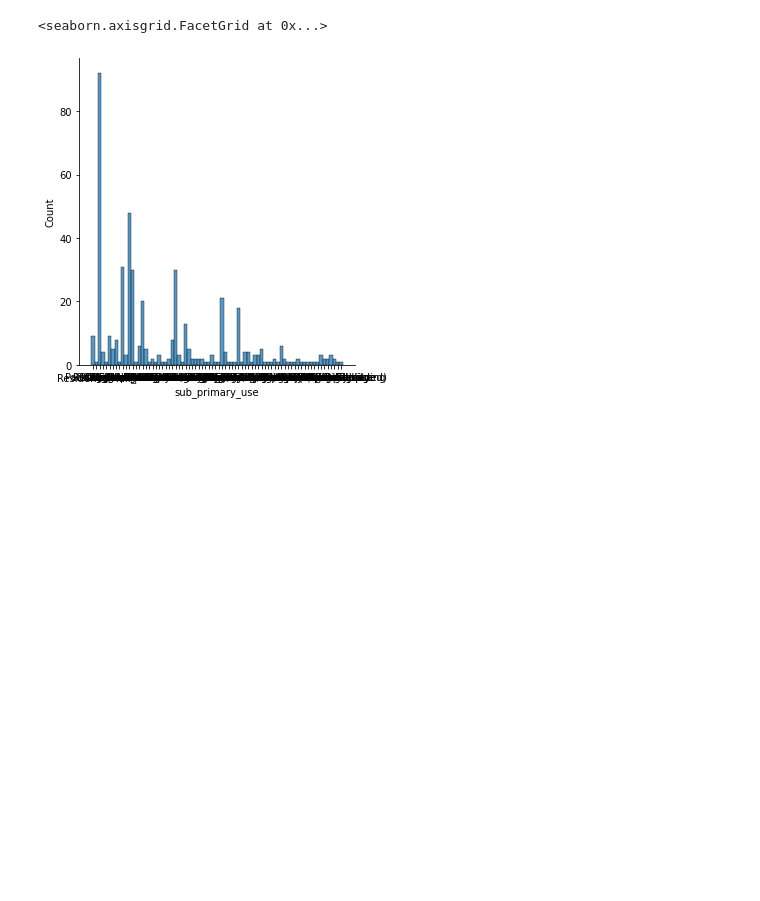
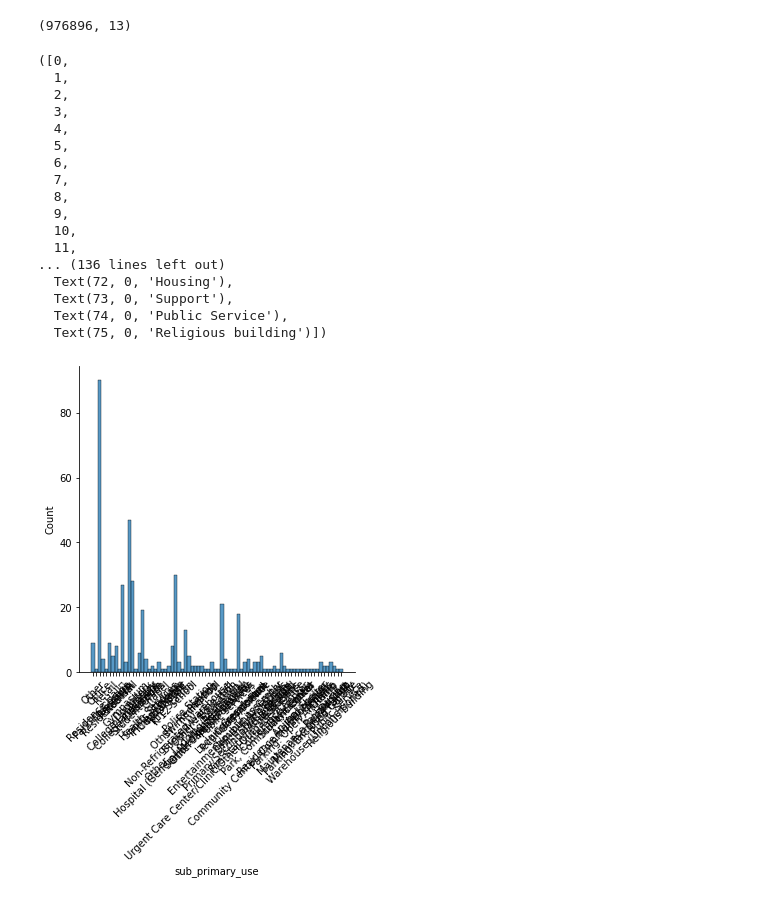
Before and after one commit to juliettejahan/CapgeminiChallenge, a Jupyter notebook: Observation by subprimary use.ipynb, the cells around one changed output. Drawn from its saved outputs; the diff is of its cells as text; code cells hidden in the pictures; blank space fills up the shorter version.

Commit message:
ajout visualisation par primaryuse par secteur
voili voilou

```diff
--- a/Observation by subprimary use.ipynb
+++ b/Observation by subprimary use.ipynb
@@ -11,7 +11,9 @@ FILES_FOLDER = {
         "data_for_data_challenge/building_data.feather",
         "data_for_data_challenge/meter_data.feather",
         "data_for_data_challenge/weather_data.feather",  # The dataset test will be released one hour before the end of the Data Challenge
-    ]
+    ],
+        "clean_data":["clean_data/merged_timestamp.feather"]
+
 }
 
 
@@ -26,5 +28,7 @@ def load_data(folder, data_dir, dict_files=FILES_FOLDER):
 
 
 building, meters, weather = load_data("data_for_data_challenge", "")
+
+merged_dataset=load_data("clean_data","")[0]
 # %% [output]
 :: Start loading data
@@ -30,0 +45,5 @@ building, meters, weather = load_data("data_for_data_challenge", "")
+# %%
+list = ["building_id"]
+merged_building_meters = meters.merge(building,
+                   on = list,
+                   how = 'outer')
@@ -31,5 +59,29 @@ building, meters, weather = load_data("data_for_data_challenge", "")
+# %%
+merged_building_meters.shape
+# %% [output]
+(976896, 13)
+# %%
+merged_electricity=merged_building_meters[merged_building_meters['meter']==0]
+merged_electricity = merged_electricity.drop_duplicates('building_id', keep="first")
 # %%
-sns.displot(building, x="sub_primary_use")
+sns.displot(merged_electricity, x="sub_primary_use")
+plt.xticks(rotation=45)
 # %% [output]
-<seaborn.axisgrid.FacetGrid at 0x...>
+([0,
+  1,
+  2,
+  3,
+  4,
+  5,
+  6,
+  7,
+  8,
+  9,
+  10,
+  11,
+... (136 lines left out)
+  Text(72, 0, 'Housing'),
+  Text(73, 0, 'Support'),
+  Text(74, 0, 'Public Service'),
+  Text(75, 0, 'Religious building')])
-[figure, old version]
+[figure, new version]
```
Also changed, not shown: parts of 10 cells of this notebook, 1 other file.
